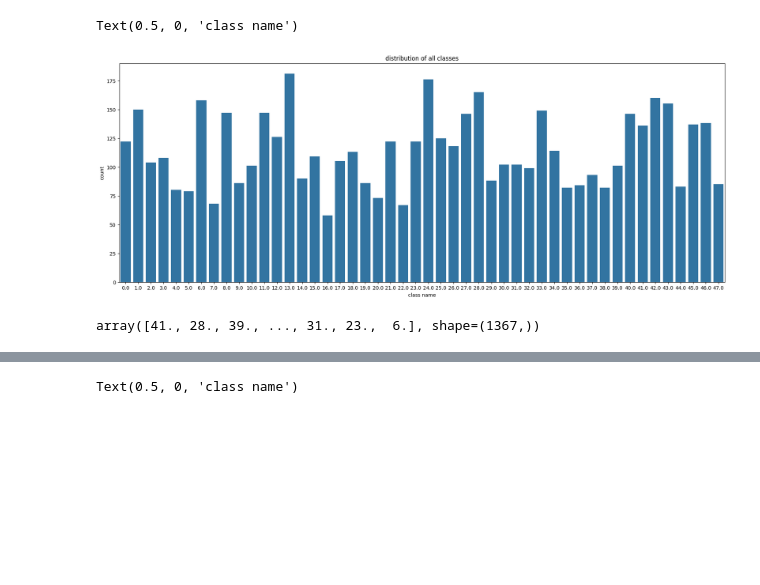
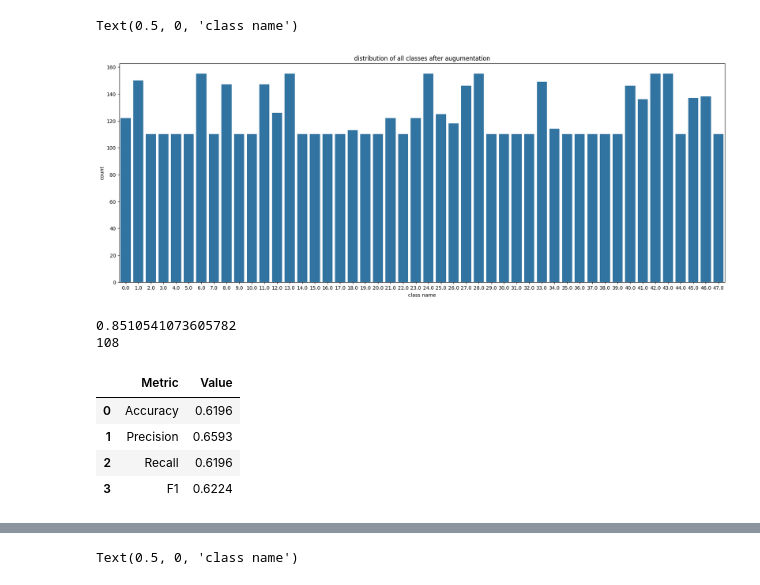
Before and after one commit to mariadop/ai_project_photo_recognition_adaboost_ann, a Jupyter notebook: adaboost.ipynb, the cells around one changed output, grey strips where cells are left out. Saved outputs shown, nothing was run; the diff lists cells and outputs as text; code cells hidden in the pictures; blank space fills up the shorter version.

```diff
--- a/adaboost.ipynb
+++ b/adaboost.ipynb
@@ -22,3 +22,8 @@ X_train, X_val, y_train, y_val = train_test_split(
     random_state=67,
     stratify=y           # photos of a person will be in both sets
 )
+# %%
+from data_augumentation import augment_df
+X_new, Y_new = augment_df(X_train, y_train, min_target=110, max_target=155)
+unique, c = np.unique(Y_new, return_counts=True)
+c
@@ -25,6 +35,4 @@ X_train, X_val, y_train, y_val = train_test_split(
 # %%
-unique_classes, counts = np.unique(y_train, return_counts=True)
-df_init = pd.DataFrame({'class':unique_classes, 'count':counts})
-min_count = counts.min()
-min_count
+df_aug = pd.DataFrame({'class':unique, 'count':c})
+df_aug.head()
 # %% [output]
@@ -32,10 +45,10 @@ np.int64(58)
 # %%
 import seaborn as sns
 import matplotlib.pyplot as plt
 plt.figure(figsize=(22,8))
-sns.barplot(data=df_init, x='class', y='count')
-plt.title("distribution of all classes")
+sns.barplot(data=df_aug, x='class', y='count')
+plt.title("distribution of all classes after augumentation")
 plt.xlabel('class name')
 # %% [output]
 Text(0.5, 0, 'class name')
-[figure, old version]
+[figure, new version]
@@ -63,12 +55,15 @@ Text(0.5, 0, 'class name')
 # %%
 from sklearn.decomposition import PCA
 
-# Redukcja wymiarów z 576 do 50 najważniejszych składowych
-pca = PCA(n_components=60, random_state=67)
-X_train_pca = pca.fit_transform(X_train)
+pca = PCA(n_components=0.85, random_state=67)
+X_train_pca = pca.fit_transform(X_new)
 X_val_pca = pca.transform(X_val)
 
-# Trenuj AdaBoost na X_train_pca - będzie błyskawiczny
+print(pca.explained_variance_ratio_.sum())
+print(pca.n_components_)
+# %% [output]
+0.8510541073605782
+108
 # %%
 from sklearn.ensemble import AdaBoostClassifier
 from sklearn.tree import DecisionTreeClassifier
@@ -85,6 +80,29 @@ adaboost_clf = AdaBoostClassifier(
 # %%
 y_pred=adaboost_clf.predict(X_val_pca)
 # %%
-y_pred
+import pandas as pd
+from sklearn.metrics import (
+    accuracy_score,
+    precision_score,
+    recall_score,
+    f1_score
+)
+
+metrics_df = pd.DataFrame({
+    "Metric": ["Accuracy", "Precision", "Recall", "F1"],
+    "Value": [
+        accuracy_score(y_val, y_pred),
+        precision_score(y_val, y_pred, average="weighted"),
+        recall_score(y_val, y_pred, average="weighted"),
+        f1_score(y_val, y_pred, average="weighted")
+    ]
+})
+
+metrics_df["Value"] = metrics_df["Value"].round(4)
+display(metrics_df)
 # %% [output]
-array([41., 28., 39., ..., 31., 23.,  6.], shape=(1367,))
+|  | Metric | Value |
+| 0 | Accuracy | 0.6196 |
+| 1 | Precision | 0.6593 |
+| 2 | Recall | 0.6196 |
+| 3 | F1 | 0.6224 |
```
Also changed, not shown: parts of 11 cells of this notebook, 4 other files.
